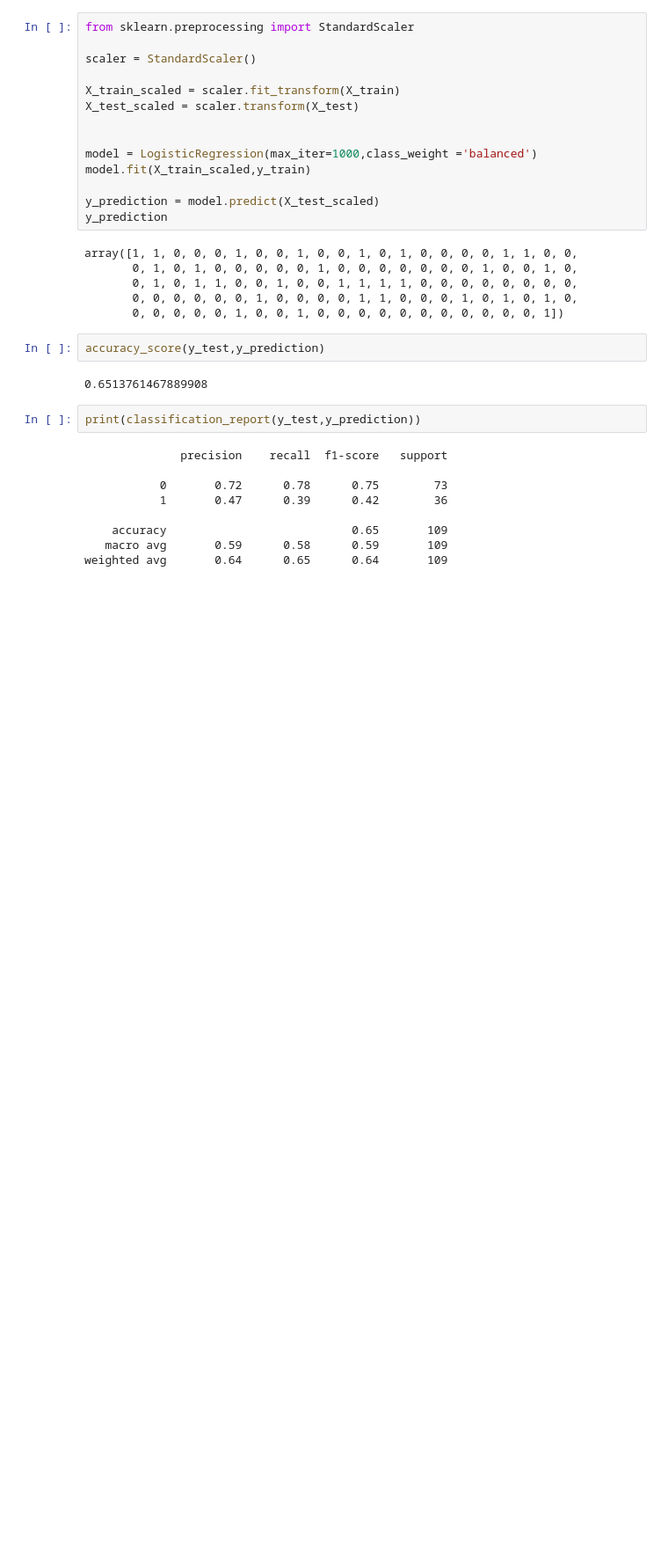
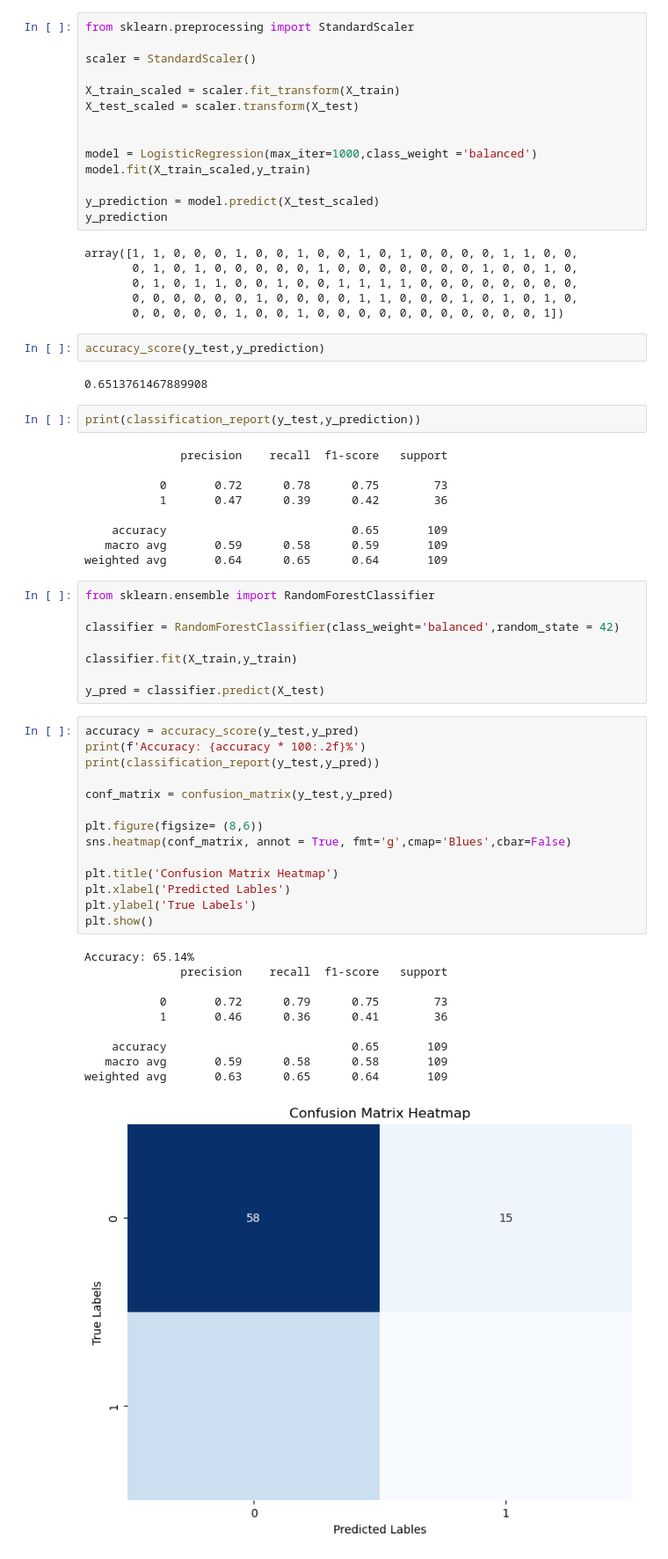
Before and after one commit to Pujakadayat/pcos-detection-ml, a Jupyter notebook: pcos_detection.ipynb, the cells around one changed output. Shown at 88% size. Cells and saved outputs as stored; diff of their text form; blank space fills up the shorter version.

Commit message:
Add Random Forest Classifier

```diff
--- a/pcos_detection.ipynb
+++ b/pcos_detection.ipynb
@@ -270,3 +269,36 @@ print(classification_report(y_test,y_prediction))
     accuracy                           0.65       109
    macro avg       0.59      0.58      0.59       109
 weighted avg       0.64      0.65      0.64       109
+# %%
+from sklearn.ensemble import RandomForestClassifier
+
+classifier = RandomForestClassifier(class_weight='balanced',random_state = 42)
+
+classifier.fit(X_train,y_train)
+
+y_pred = classifier.predict(X_test)
+# %%
+accuracy = accuracy_score(y_test,y_pred)
+print(f'Accuracy: {accuracy * 100:.2f}%')
+print(classification_report(y_test,y_pred))
+
+conf_matrix = confusion_matrix(y_test,y_pred)
+
+plt.figure(figsize= (8,6))
+sns.heatmap(conf_matrix, annot = True, fmt='g',cmap='Blues',cbar=False)
+
+plt.title('Confusion Matrix Heatmap')
+plt.xlabel('Predicted Lables')
+plt.ylabel('True Labels')
+plt.show()
+# %% [output]
+Accuracy: 65.14%
+              precision    recall  f1-score   support
+
+           0       0.72      0.79      0.75        73
+           1       0.46      0.36      0.41        36
+
+    accuracy                           0.65       109
+   macro avg       0.59      0.58      0.58       109
+weighted avg       0.63      0.65      0.64       109
+[figure, added]
```
Also changed, not shown: parts of 3 cells of this notebook.
